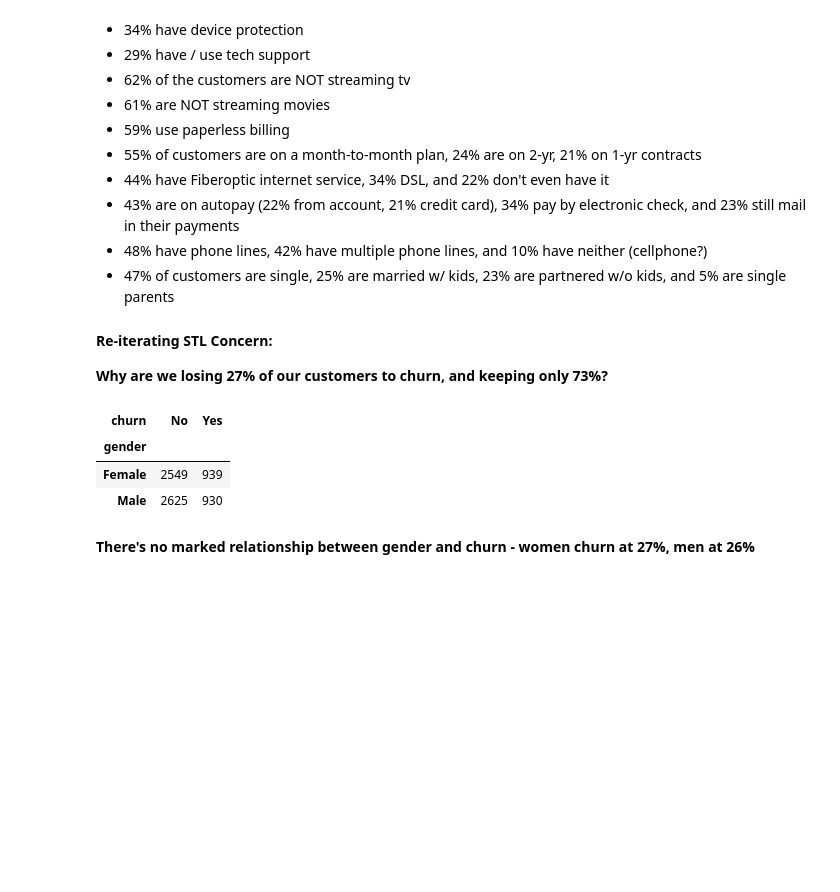
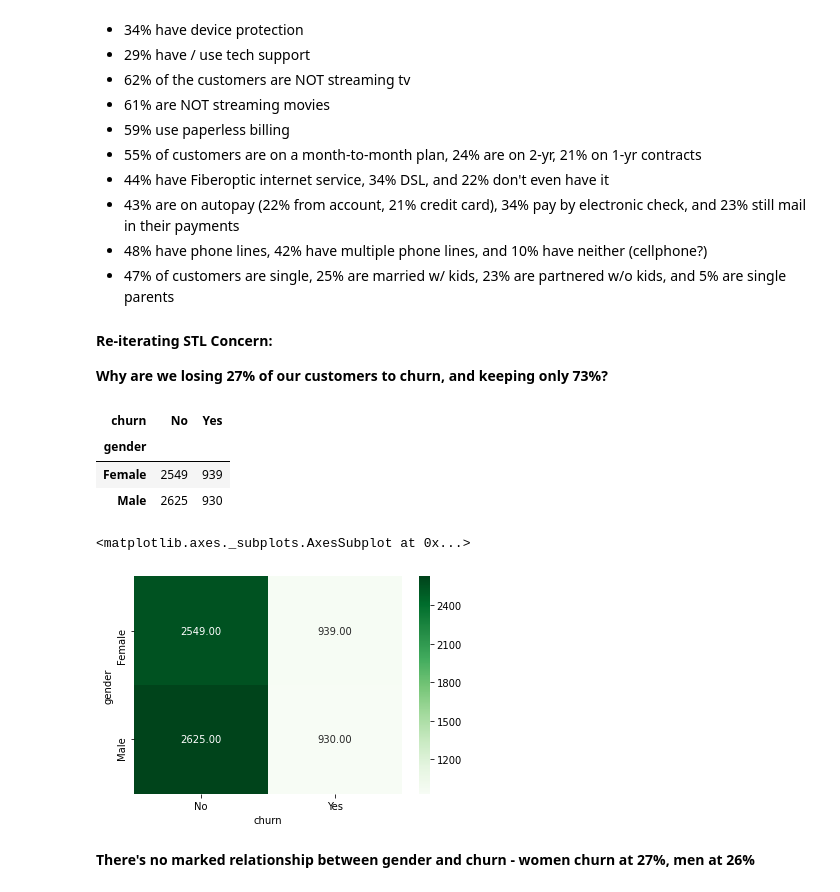
Before and after one commit to nickjoseph210/Classification_Work, a Jupyter notebook: telco_scratch_pad/telco_exploration.ipynb, the cells around one changed output. Saved outputs shown, nothing was run; the diff lists cells and outputs as text; code cells hidden in the pictures; blank space fills up the shorter version.

Commit message:
Added a ton, trying to model customer churn.

```diff
--- a/telco_scratch_pad/telco_exploration.ipynb
+++ b/telco_scratch_pad/telco_exploration.ipynb
@@ -240,6 +240,12 @@ pd.crosstab(df.gender, df.churn)
 | gender |  |  |
 | Female | 2549 | 939 |
 | Male | 2625 | 930 |
+# %%
+ctab = pd.crosstab(df.gender, df.churn)
+sns.heatmap(ctab, annot = True, cmap="Greens", fmt='.2f')
+# %% [output]
+<matplotlib.axes._subplots.AxesSubplot at 0x...>
+[figure, added]
 # %% [markdown]
 
 **There's no marked relationship between gender and churn - women churn at 27%, men at 26%**
```
Also changed, not shown: parts of 48 cells of this notebook.
